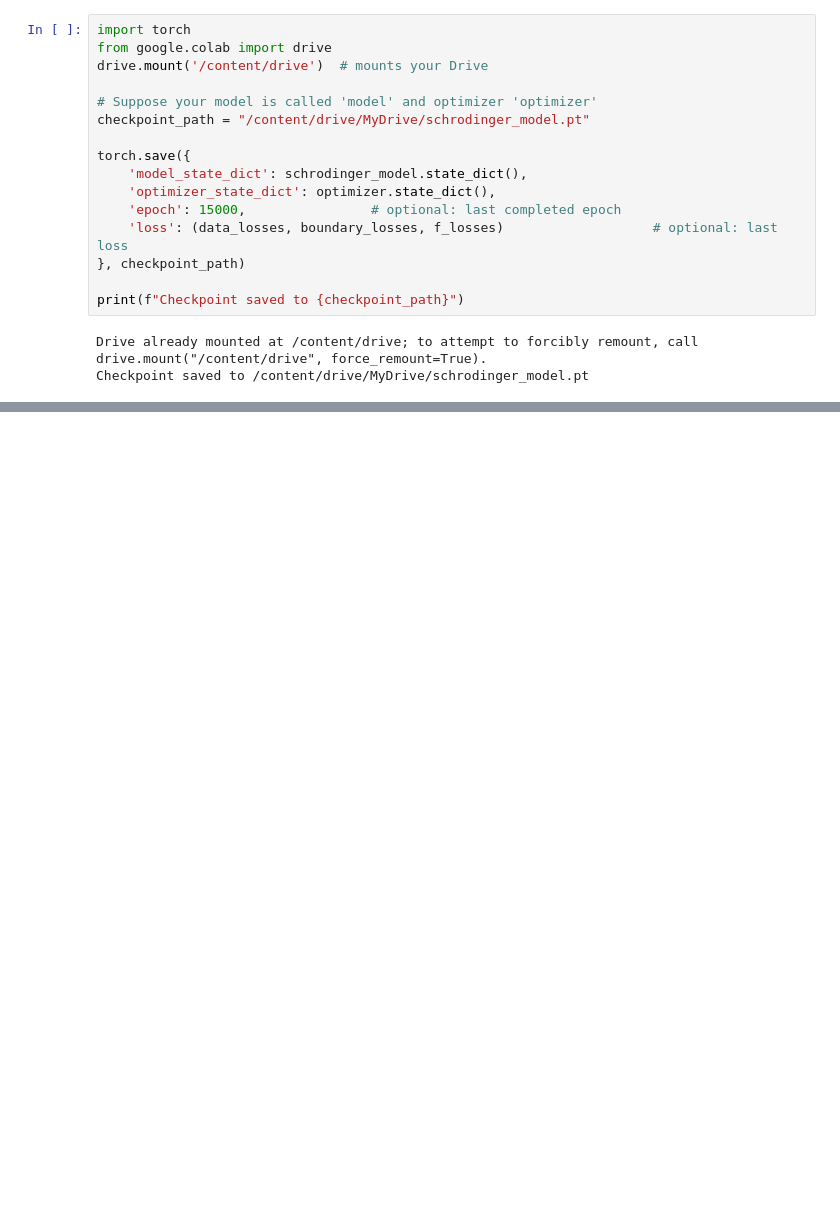
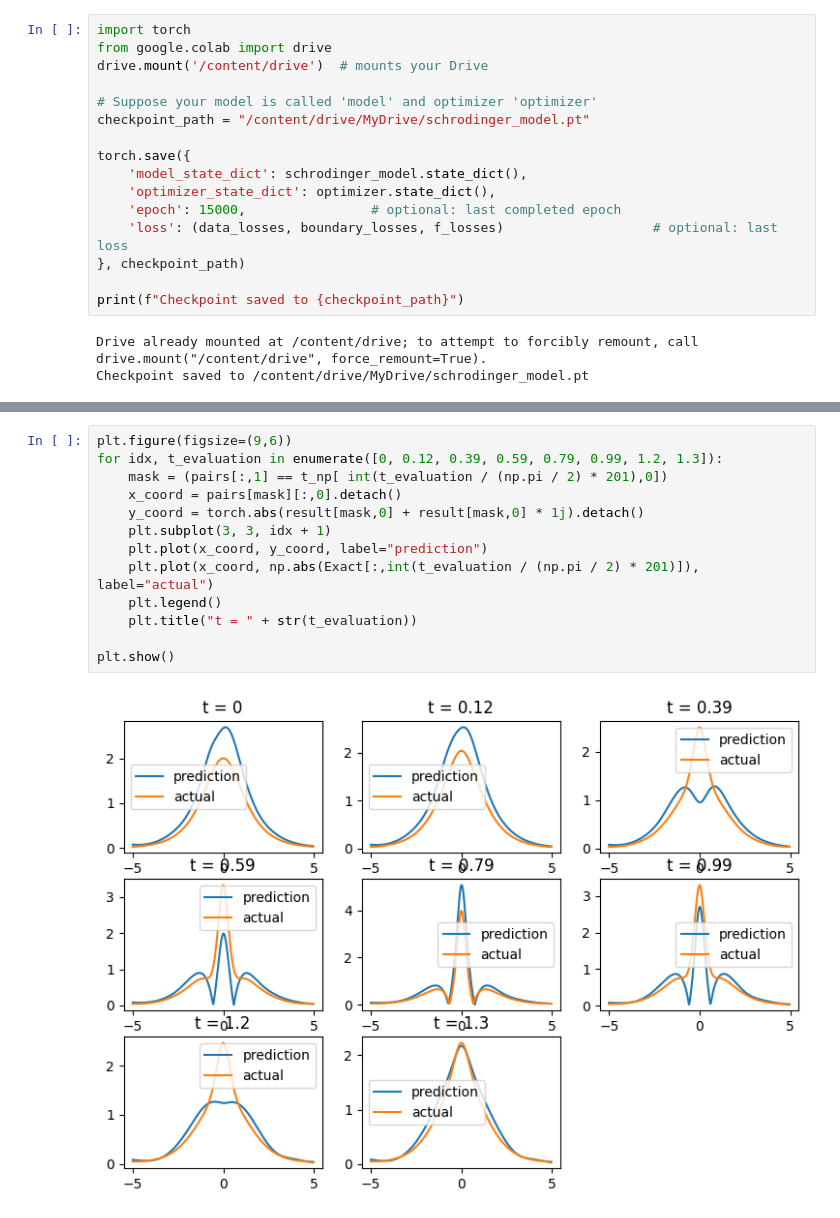
Before and after one commit to viriyadhika/CSC2539H, a Jupyter notebook: PINN/PINN.ipynb, the cells around one changed output, grey strips where cells are left out. Cells and saved outputs as stored; diff of their text form; blank space fills up the shorter version.

Commit message:
Results

```diff
--- a/PINN/PINN.ipynb
+++ b/PINN/PINN.ipynb
@@ -421,0 +414,15 @@ for i in range(epochs):
+# %%
+plt.figure(figsize=(9,6))
+for idx, t_evaluation in enumerate([0, 0.12, 0.39, 0.59, 0.79, 0.99, 1.2, 1.3]):
+    mask = (pairs[:,1] == t_np[ int(t_evaluation / (np.pi / 2) * 201),0])
+    x_coord = pairs[mask][:,0].detach()
+    y_coord = torch.abs(result[mask,0] + result[mask,0] * 1j).detach()
+    plt.subplot(3, 3, idx + 1)
+    plt.plot(x_coord, y_coord, label="prediction")
+    plt.plot(x_coord, np.abs(Exact[:,int(t_evaluation / (np.pi / 2) * 201)]), label="actual")
+    plt.legend()
+    plt.title("t = " + str(t_evaluation))
+
+plt.show()
+# %% [output]
+[figure, added]
```
Also changed, not shown: parts of 6 cells of this notebook, 49 other files.
